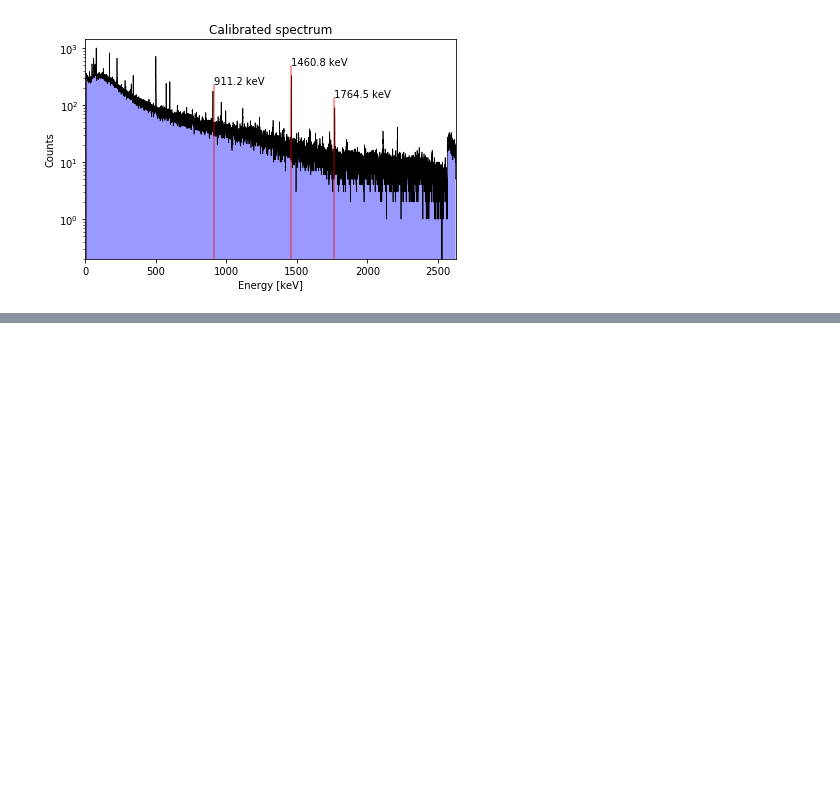
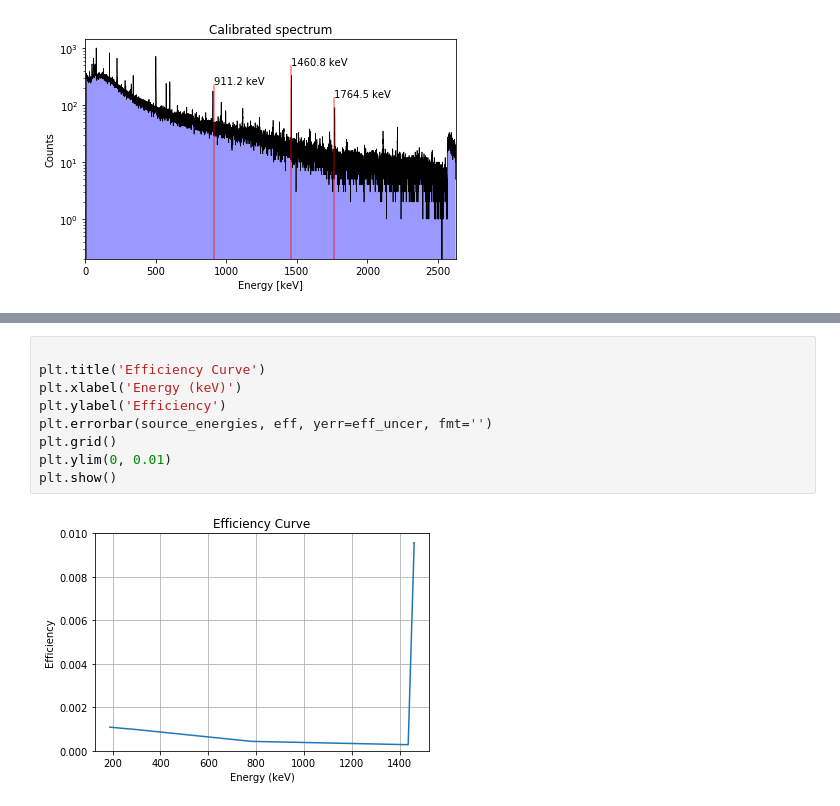
Before and after one commit to bearing/radwatch-analysis, a Jupyter notebook: eff_test_ruiqi1.ipynb, the cells around one changed output, grey strips where cells are left out. Drawn from its saved outputs; the diff is of its cells as text; blank space fills up the shorter version.

```diff
--- a/eff_test_ruiqi1.ipynb
+++ b/eff_test_ruiqi1.ipynb
@@ -458,0 +260,11 @@ ax.set_yscale('log')
+# %%
+
+plt.title('Efficiency Curve')
+plt.xlabel('Energy (keV)')
+plt.ylabel('Efficiency')
+plt.errorbar(source_energies, eff, yerr=eff_uncer, fmt='')
+plt.grid()
+plt.ylim(0, 0.01)
+plt.show()
+# %% [output]
+[figure, added]
```
Also changed, not shown: parts of 28 cells of this notebook, 1 other file.
